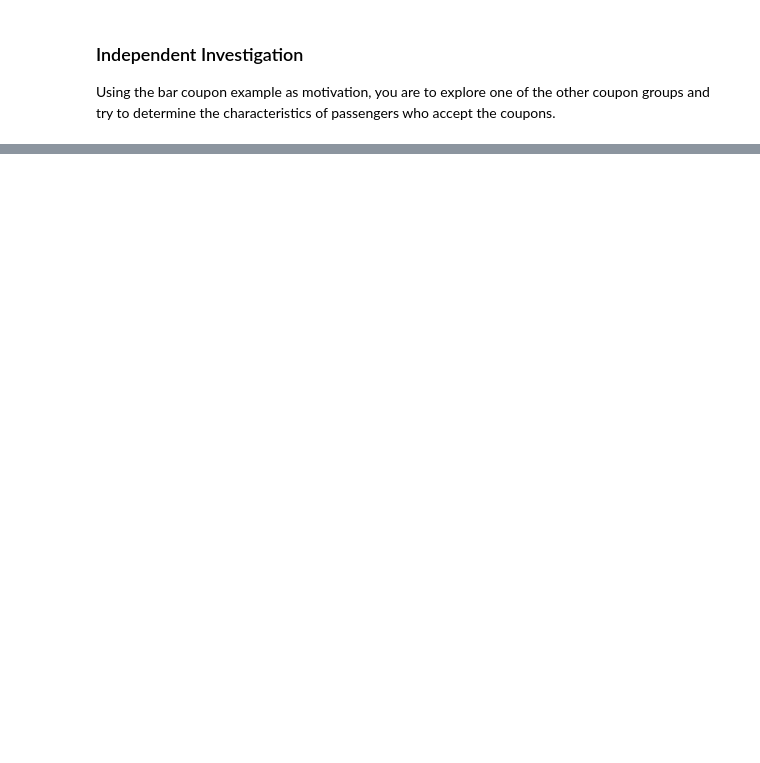
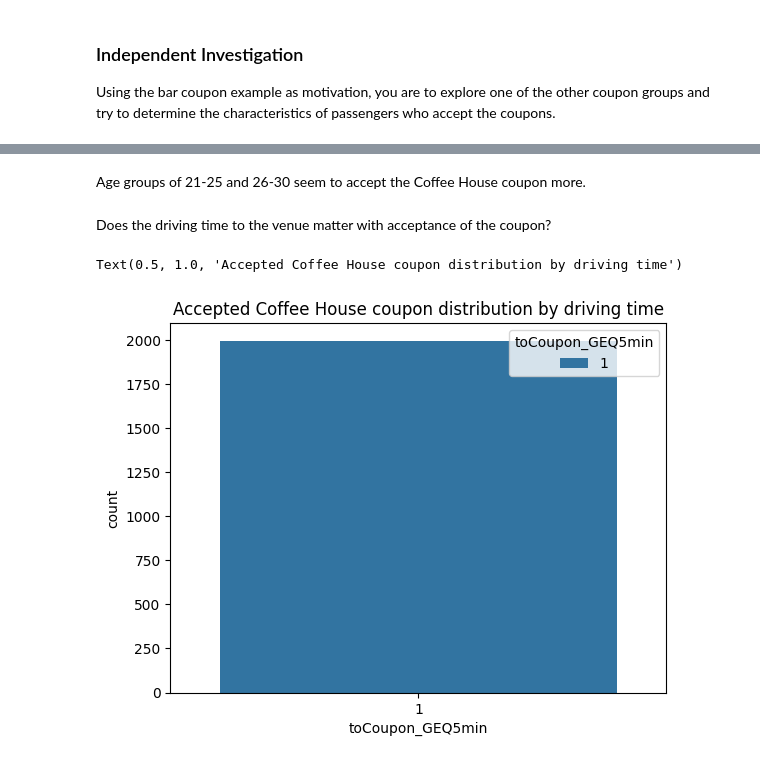
Before and after one commit to sheetal-vartak/Will-the-Customer-Accept-the-Coupon, a Jupyter notebook: prompt.ipynb, the cells around one changed output, grey strips where cells are left out. Drawn from its saved outputs; the diff is of its cells as text; code cells hidden in the pictures; blank space fills up the shorter version.

```diff
--- a/prompt.ipynb
+++ b/prompt.ipynb
@@ -344,0 +405,9 @@ Using the bar coupon example as motivation, you are to explore one of the other
+# %% [markdown]
+Age groups of 21-25 and 26-30 seem to accept the Coffee House coupon more.
+# %% [markdown]
+Does the driving time to the venue matter with acceptance of the coupon?
+# %%
+sns.countplot(data = accepted_coffeehouse_coupons, x = "toCoupon_GEQ5min", hue = "toCoupon_GEQ5min").set_title("Accepted Coffee House coupon distribution by driving time")
+# %% [output]
+Text(0.5, 1.0, 'Accepted Coffee House coupon distribution by driving time')
+[figure, added]
```
Also changed, not shown: parts of 26 cells of this notebook.
